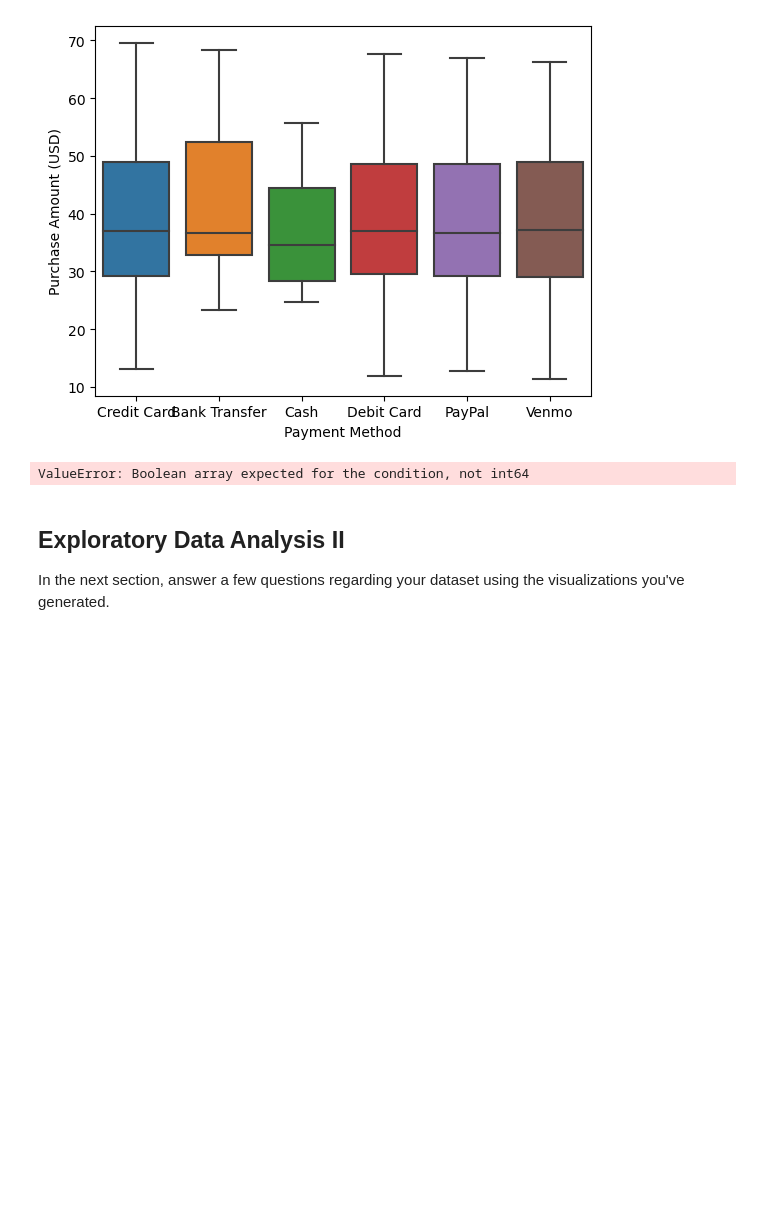
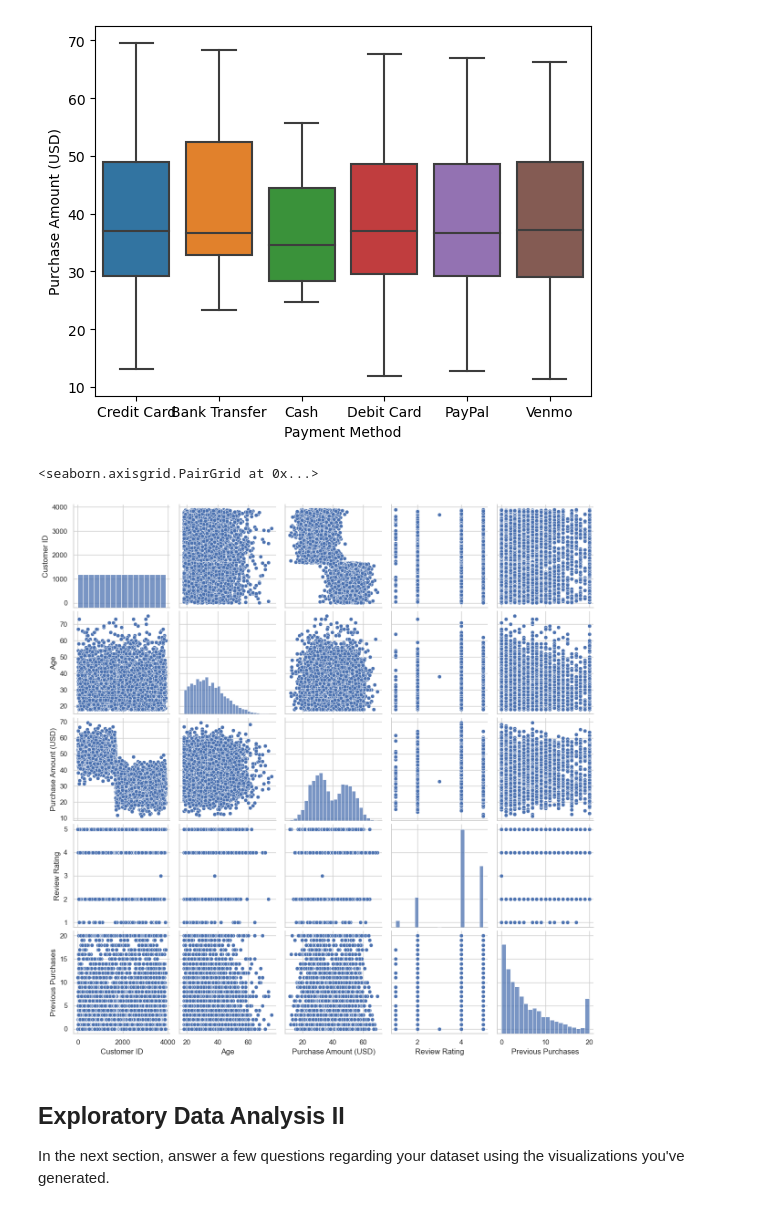
Before and after one commit to SantanaSabrina/shopping-behavior, a Jupyter notebook: code/01explore.ipynb, the cells around one changed output. Drawn from its saved outputs; the diff is of its cells as text; code cells hidden in the pictures; blank space fills up the shorter version.

```diff
--- a/code/01explore.ipynb
+++ b/code/01explore.ipynb
@@ -284,18 +284,16 @@ plt.show()
 # %%
 # TODO: plot a grid of diagrams on all numeric columns where the upper-half of the grid are scatter-plots
 # the bottom-half are kde-plots
 # and the diagonal is a histplot
 # Documentation: https://seaborn.pydata.org/tutorial/axis_grids.html
 # Hint: This might take a few seconds to load
 # Hint: to read the kde diagrams in the bottom-half check out https://www.greenbelly.co/pages/contour-lines
 
-num_cols = df.select_dtypes(include="number")
-grid = sns.PairGrid(data=df[num_cols])
-grid.map_upper(plt.scatter)
-grid.map_lower(sns.kdeplot)
-grid.map_diag(sns.histplot)
+sns.set(style="whitegrid")
+sns.pairplot(df, kind='scatter', diag_kind='hist')
 # %% [output]
-ValueError: Boolean array expected for the condition, not int64
+<seaborn.axisgrid.PairGrid at 0x...>
+[figure, added]
 # %% [markdown]
 ## Exploratory Data Analysis II
 
```
Also changed, not shown: parts of 12 cells of this notebook, 2 other files.
